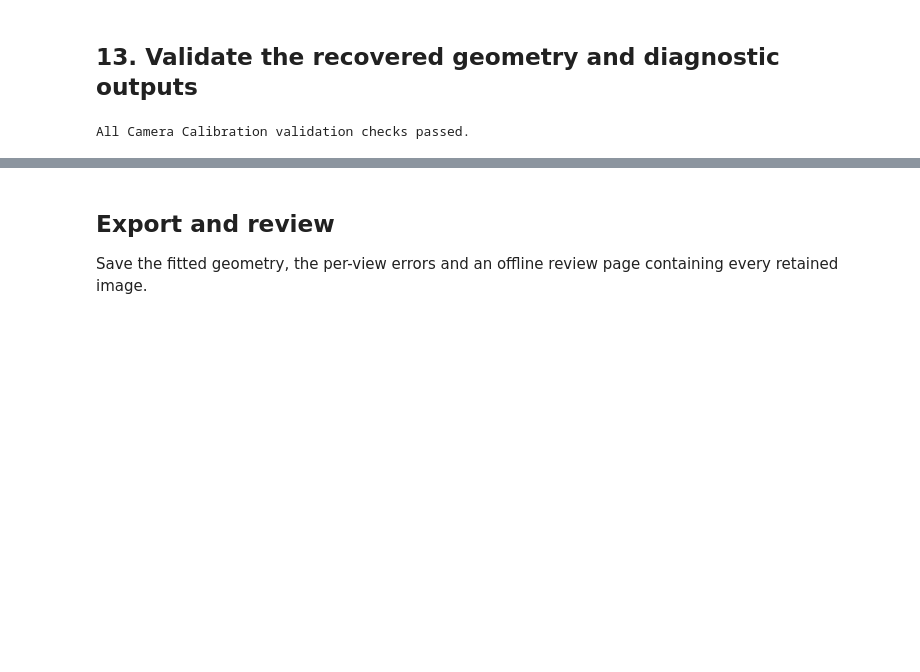
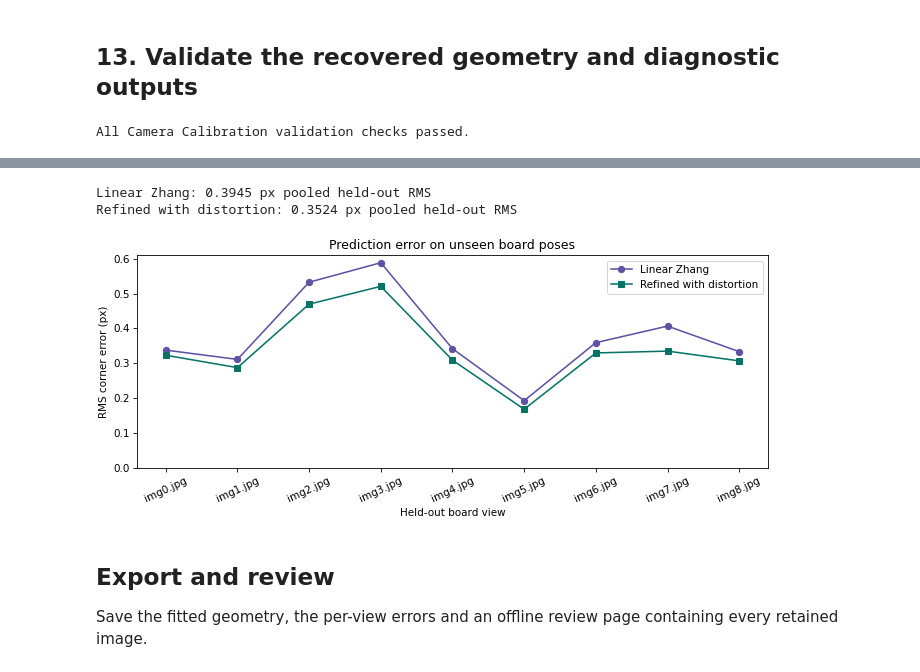
Before and after one commit to denoskume/camera-calibration, a Jupyter notebook: Camera_Calibration.ipynb, the cells around one changed output, grey strips where cells are left out. Drawn from its saved outputs; the diff is of its cells as text; code cells hidden in the pictures; blank space fills up the shorter version.

Commit message:
Evaluate calibration on withheld poses and independent scoring corners

```diff
--- a/Camera_Calibration.ipynb
+++ b/Camera_Calibration.ipynb
@@ -1015,3 +1021,72 @@ All Camera Calibration validation checks passed.
+# %%
+import csv
+
+def fit_linear_camera(training_views):
+    """Recover the intrinsic matrix from Zhang constraints on the training poses."""
+    constraints = np.vstack([build_zhang_constraints_for_view(view["H"]) for view in training_views])
+    coefficients = np.linalg.svd(constraints, full_matrices=False)[2][-1]
+    b11, b12, b22, b13, b23, b33 = coefficients
+    inverse_metric = np.array([[b11, b12, b13], [b12, b22, b23], [b13, b23, b33]])
+    # B is proportional to inv(K).T @ inv(K). Fix its arbitrary sign before Cholesky.
+    camera_matrix = np.linalg.inv(np.linalg.cholesky(np.sign(b11) * inverse_metric).T)
+    return camera_matrix / camera_matrix[2, 2]
+
+
+def held_out_corner_errors(board_xyz, image_xy, pose_mask, camera_matrix, distortion):
+    """Fit the held-out pose on interleaved anchors and score the complementary corners."""
+    # Remove the intrinsic transform explicitly to preserve the linear model's nonzero skew.
+    rays = np.linalg.solve(camera_matrix, convert_to_homogeneous_coordinates(image_xy).T).T[:, :2]
+    converged, rotation, translation = cv2.solvePnP(
+        board_xyz[pose_mask], np.ascontiguousarray(rays[pose_mask]), np.eye(3), distortion)
+    if not converged:
+        raise ValueError("Could not recover the held-out pose.")
+    projected_rays, _ = cv2.projectPoints(board_xyz[~pose_mask], rotation, translation, np.eye(3), distortion)
+    pixels = convert_to_homogeneous_coordinates(projected_rays.reshape(-1, 2)) @ camera_matrix.T
+    return np.linalg.norm(pixels[:, :2] - image_xy[~pose_mask], axis=1)
+
+
+board_xyz = np.column_stack((views[0]["plane_points"], np.zeros(len(views[0]["plane_points"]))))
+row_index, column_index = np.indices((INTERNAL_CORNERS_Y, INTERNAL_CORNERS_X))
+pose_mask = ((row_index + column_index) % 2 == 0).ravel()
+image_size_px = views[0]["image"].shape[1::-1]
+transfer_rows = []
+for held_out in views:
+    training_views = [view for view in views if view is not held_out]
+    linear_camera = fit_linear_camera(training_views)
+    _, refined_camera, distortion, _, _ = cv2.calibrateCamera(
+        [board_xyz.astype(np.float32)] * len(training_views),
+        [view["image_points"].astype(np.float32) for view in training_views], image_size_px, None, None)
+    for method, camera_matrix, coefficients in [
+        ("Linear Zhang", linear_camera, None),
+        ("Refined with distortion", refined_camera, distortion),
+    ]:
+        errors = held_out_corner_errors(board_xyz, held_out["image_points"], pose_mask, camera_matrix, coefficients)
+        transfer_rows.append({"image": held_out["name"], "model": method, "scored_corners": len(errors),
+                              "rmse_px": float(np.sqrt(np.mean(errors**2))), "max_error_px": float(errors.max())})
+
+transfer_path = OUTPUT_DIR.parent / "held_out_view_errors.csv"
+with transfer_path.open("w", newline="") as stream:
+    writer = csv.DictWriter(stream, fieldnames=list(transfer_rows[0]))
+    writer.writeheader()
+    writer.writerows(transfer_rows)
+# Each held-out view contributes the same number of test corners.
+transfer_scores = {}
+figure, axes = plt.subplots(figsize=(9, 3.8), layout="constrained")
+for method, color, marker in [("Linear Zhang", "#5d52a3", "o"), ("Refined with distortion", "#077367", "s")]:
+    rows = [row for row in transfer_rows if row["model"] == method]
+    rms_errors = np.array([row["rmse_px"] for row in rows])
+    transfer_scores[method] = float(np.sqrt(np.mean(rms_errors**2)))
+    axes.plot([row["image"] for row in rows], rms_errors, marker=marker, color=color, label=method)
+    print(f"{method}: {transfer_scores[method]:.4f} px pooled held-out RMS")
+axes.set(xlabel="Held-out board view", ylabel="RMS corner error (px)", title="Prediction error on unseen board poses", ylim=(0, None))
+axes.tick_params(axis="x", rotation=25)
+axes.legend()
+figure.savefig(OUTPUT_DIR / "held_out_view_errors.png", dpi=130)
+plt.show()
+# %% [output]
+Linear Zhang: 0.3945 px pooled held-out RMS
+Refined with distortion: 0.3524 px pooled held-out RMS
+[figure, added]
 # %% [markdown]
 ## Export and review
 
```
Also changed, not shown: parts of 2 cells of this notebook, 5 other files.
